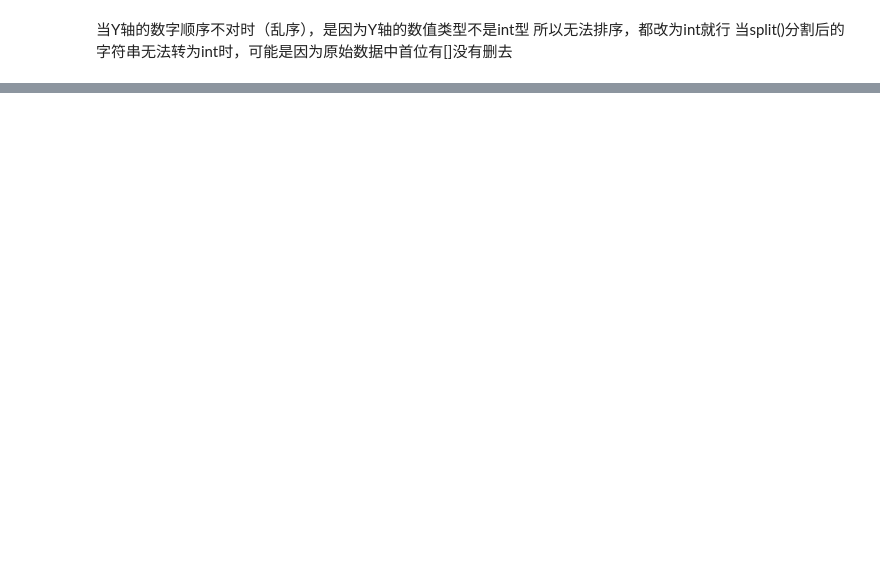
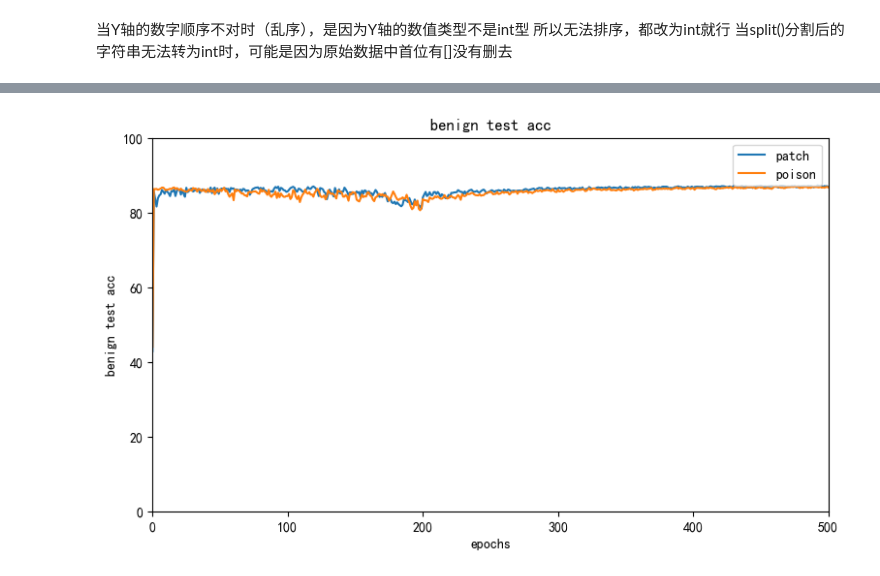
Before and after one commit to imomoe233/xwdaer_utils, a Jupyter notebook: plot.ipynb, the cells around one changed output, grey strips where cells are left out. Cells and saved outputs as stored; diff of their text form; code cells hidden in the pictures; blank space fills up the shorter version.

```diff
--- a/plot.ipynb
+++ b/plot.ipynb
@@ -7,9 +43,0 @@ import numpy as np
-# %%
-filepath = 'D:\\code\\code_xwd\\neurotoxin\\FL_Backdoor_CV\\saved_backdoor_acc_edge_case0_datasetcifar100_save_model_EE3801\\Local_backdoor_cv_cifar100_resnet_snorm0.2_Baseline_Lr0.001_PLr0.003_TLr0.2_AttackNum200_SE1801_AllLayer1.txt'
-with open(filepath,'r') as f:
-    line = f.readline().lstrip("[")
-    nline = line.lstrip("]")
-    acc = nline.split(', ')
-    acc[1586] = acc[1586].lstrip("]")
-for i in range(0, 1587):
-    acc[i] = int(float(acc[i]))
@@ -45,0 +44,38 @@ plt.show()
+# %%
+path = "X:\Directory\研究生\论文\\1\实验数据"
+readData = pd.read_csv(f"{path}\Cifar10 PoisonPatch benign test acc.csv",header=None)   #读取csv数据
+# print(readData)
+acc_patch = readData.iloc[1:-1,1].tolist()      #获取dataFrame，并将此转换为list
+acc_poison = readData.iloc[1:-1,2].tolist()
+epochs = readData.iloc[1:-1,3].tolist()     #产生横轴坐标
+acc_patch = list(map(float, acc_patch))
+acc_poison = list(map(float, acc_poison))
+
+plt.figure(figsize = (9,5),dpi = 100)
+
+plt.rcParams['font.sans-serif'] = ['SimHei']  # 显示汉字
+plt.rcParams['axes.unicode_minus'] = False    # 用来正常显示负号
+
+x = MultipleLocator(100)
+y = MultipleLocator(20)
+ax=plt.gca()
+#ax为两条坐标轴的实例
+ax.xaxis.set_major_locator(x)
+#把x轴的主刻度设置为1的倍数
+ax.yaxis.set_major_locator(y)
+#把y轴的主刻度设置为10的倍数
+ax.autoscale(enable = False)
+
+# plt.style.use('ggplot')      # 添加网格线
+plt.title("benign test acc")      # 折线图标题
+plt.xlabel("epochs")        #X轴名称
+plt.ylabel("benign test acc")        #Y轴名称
+plt.xlim(0, 500)
+plt.ylim(0, 100)
+plt.plot(epochs, acc_patch, label='patch')     #绘制折线图
+plt.plot(epochs, acc_poison, label='poison')
+plt.legend(ncol=1, loc=1)
+# plt.savefig('折线图1.jpg')   # 保存到本地文件夹，当前路径下
+plt.show()
+# %% [output]
+[figure, added]
```
Also changed, not shown: parts of 4 cells of this notebook, 1 other file.
